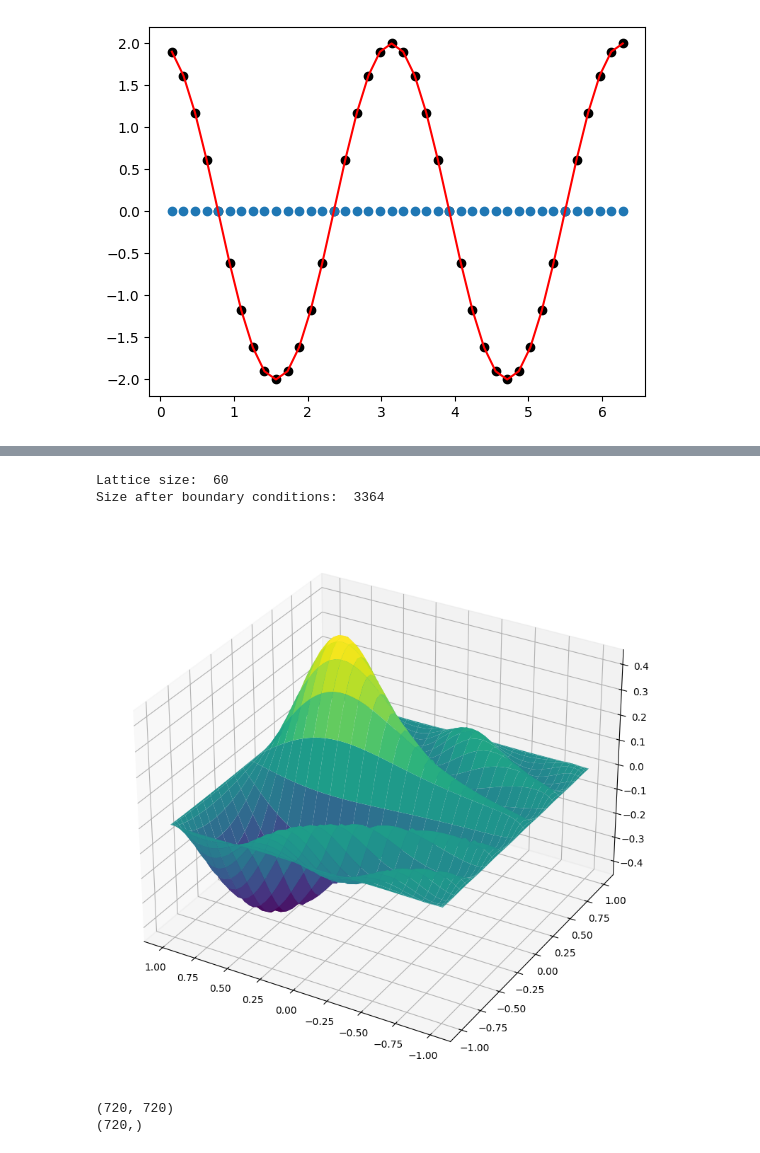
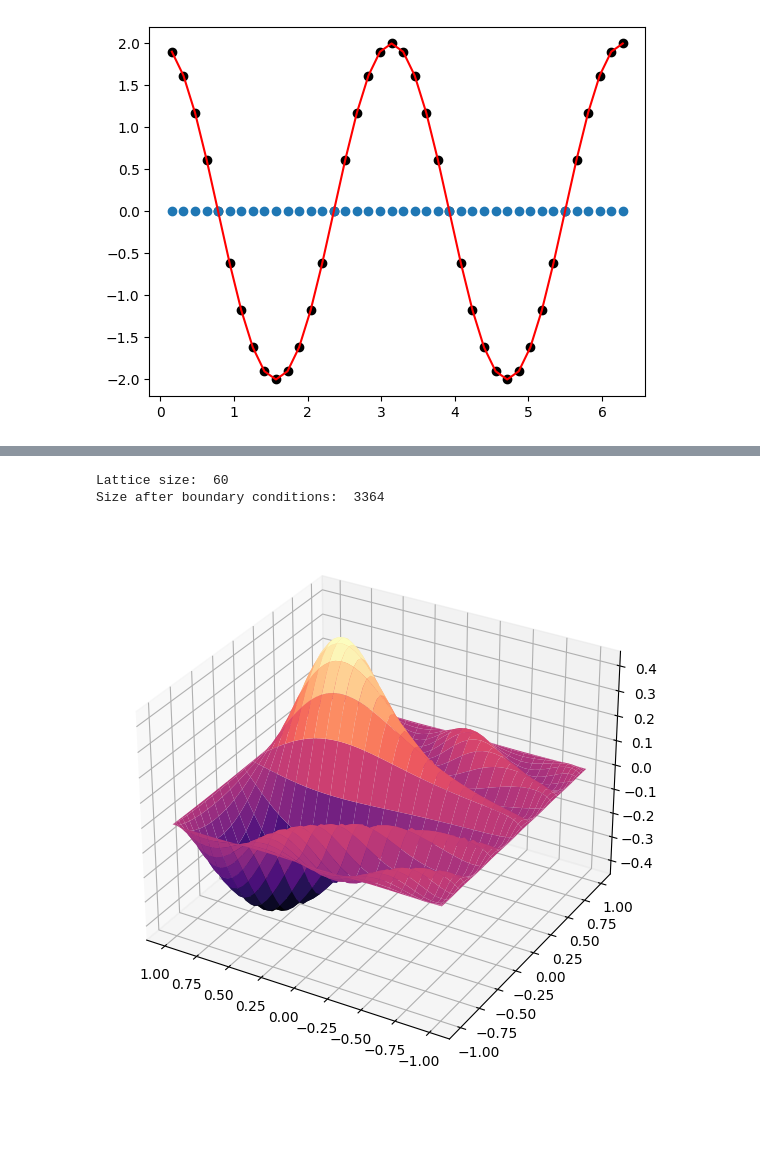
Before and after one commit to KsymenaPoradzisz/General_Relativity, a Jupyter notebook: test.ipynb, the cells around one changed output, grey strips where cells are left out. Drawn from its saved outputs; the diff is of its cells as text; code cells hidden in the pictures; blank space fills up the shorter version.

```diff
--- a/test.ipynb
+++ b/test.ipynb
@@ -143,64 +149,33 @@ dim = N-2
 k = 9
 x, y = Ch.Grid(N).grid[1:-1], Ch.Grid(N).grid[1:-1]
 D = Div.DR2(N).matrix[1:-1, 1:-1]
 
 # Helmholtz
 # L = np.kron(np.identity(dim), D) + np.kron(D, np.identity(dim)) + k*k * np.identity(dim**2)
 # source = np.exp(np.kron(np.ones(dim), -10*(y-1)**2) + np.kron(-10*(x-0.5)**2, np.ones(dim)))
 
 # Poisson equation
 L = np.kron(np.identity(dim), D) + np.kron(D, np.identity(dim))
 source = 10*np.sin(np.kron(8*x, y-1))
 
 sol = np.linalg.solve(L, source).reshape((dim, dim))
 print("Lattice size: ", N)
 print("Size after boundary conditions: ", dim*dim)
 # print("L rank: ", np.linalg.matrix_rank(L))
 
 
 fig = plt.figure()
 ax = fig.add_subplot(projection='3d')
 
 # Create the mesh
 X, Y = np.meshgrid(x, y)
 
 # Plot the surface.
-ax.plot_surface(X, Y, sol, cmap="viridis")
-fig.set_size_inches(10, 10)
+ax.plot_surface(X, Y, sol, cmap="magma")
+fig.set_size_inches(7, 7)
 ax.invert_xaxis()
 plt.show()
 # %% [output]
 Lattice size:  60
 Size after boundary conditions:  3364
-[figure, old version]
+[figure, new version]
-# %%
-# N = 6
-NR, NTheta = 38, 20
-r = ((Ch.Grid(NR, mode="cheb").grid + 1)/2)[1:-1]
-t = Ch.Grid(NTheta, mode="uni").grid
-D = Div.DR2(NR).matrix[1:-1, 1:-1]
-E = Div.DR(NR).matrix[1:-1, 1:-1]
-T = Div.DTheta2(NTheta).matrix
-R = np.diag(1/r)
-
-diagId = np.identity(NTheta)
-antiDiagId = np.kron(np.array([[0, 1], [1, 0]]), np.identity(NTheta//2))
-
-# operator = np.kron(d1 + (R @ e1), diagId) + np.kron(d2 + (R @ e2), antiDiagId) + np.kron(R @ R, T)
-operator = np.kron(D, diagId) + np.kron(E, diagId) + np.kron(R@R, T)
-
-#shape check
-print(operator.shape)
-print(np.kron(r, t).shape)
-
-source = np.kron(-1*r*r, np.sin(t/2)**4) + np.kron(np.ones(len(r)), np.sin(6*t) * np.cos(t/2)**2)
-sol = np.linalg.solve(operator, source)
-
-# print("Operator Rank: ", np.linalg.matrix_rank(operator))
-# print("Operator determinant: ", np.linalg.det(operator))
-# print("Operator: ", operator)
-# print("Source: ", source)
-# print("Solution: ", sol)
-# %% [output]
-(720, 720)
-(720,)
```
Also changed, not shown: parts of 3 cells of this notebook.
